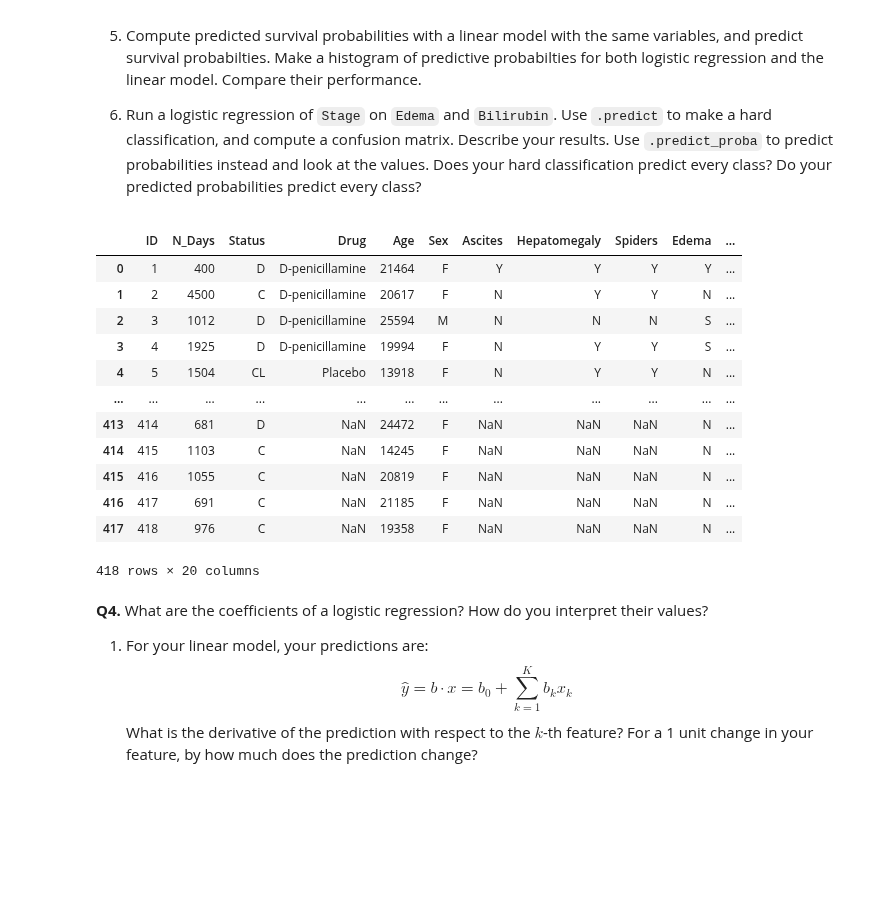
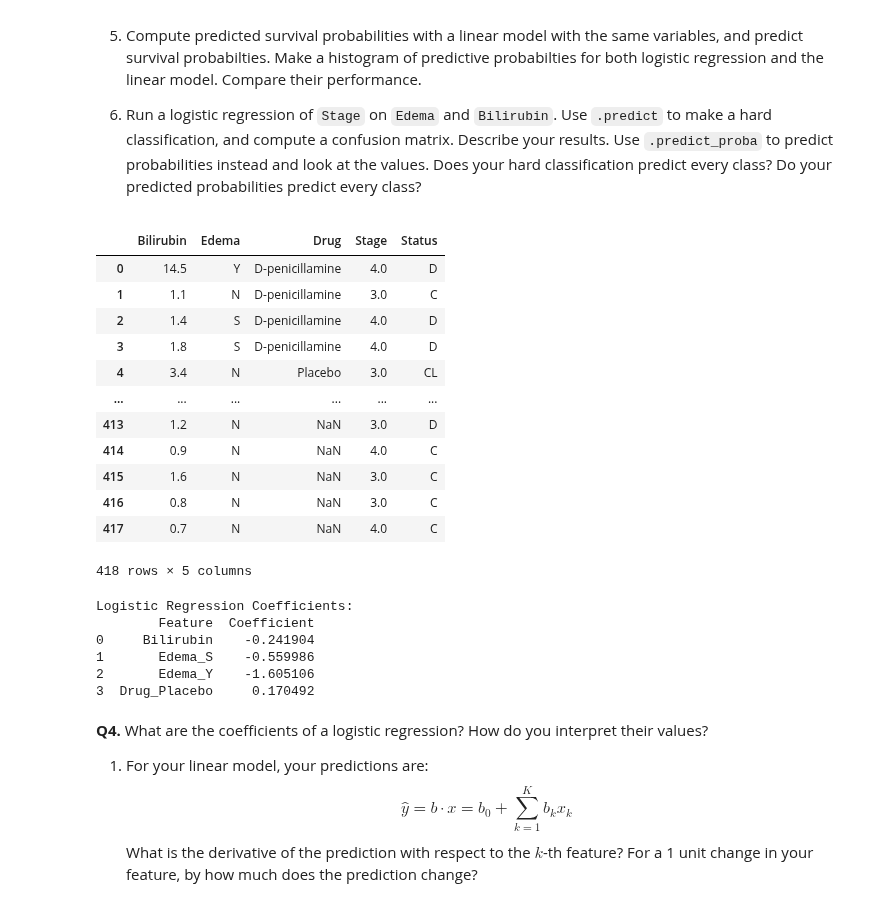
Before and after one commit to RexW999/undergrad_ml_assignments, a Jupyter notebook: 05_assignment_glm.ipynb, the cells around one changed output. Saved outputs shown, nothing was run; the diff lists cells and outputs as text; code cells hidden in the pictures; blank space fills up the shorter version.

```diff
--- a/05_assignment_glm.ipynb
+++ b/05_assignment_glm.ipynb
@@ -213,21 +213,47 @@ The relevant data are:
 6. Run a logistic regression of `Stage` on `Edema` and `Bilirubin`. Use `.predict` to make a hard classification, and compute a confusion matrix. Describe your results. Use `.predict_proba` to predict probabilities instead and look at the values. Does your hard classification predict every class? Do your predicted probabilities predict every class?
 # %%
 cirrhosis_df = pd.read_csv('data/cirrhosis.csv')
+cirrhosis_df = cirrhosis_df[['Bilirubin', 'Edema', 'Drug', 'Stage', 'Status']]
 cirrhosis_df
 # %% [output]
-|  | ID | N_Days | Status | Drug | Age | Sex | Ascites | Hepatomegaly | Spiders | Edema | ... |
-| 0 | 1 | 400 | D | D-penicillamine | 21464 | F | Y | Y | Y | Y | ... |
-| 1 | 2 | 4500 | C | D-penicillamine | 20617 | F | N | Y | Y | N | ... |
-| 2 | 3 | 1012 | D | D-penicillamine | 25594 | M | N | N | N | S | ... |
-| 3 | 4 | 1925 | D | D-penicillamine | 19994 | F | N | Y | Y | S | ... |
-| 4 | 5 | 1504 | CL | Placebo | 13918 | F | N | Y | Y | N | ... |
-| ... | ... | ... | ... | ... | ... | ... | ... | ... | ... | ... | ... |
-| 413 | 414 | 681 | D | NaN | 24472 | F | NaN | NaN | NaN | N | ... |
-| 414 | 415 | 1103 | C | NaN | 14245 | F | NaN | NaN | NaN | N | ... |
-| 415 | 416 | 1055 | C | NaN | 20819 | F | NaN | NaN | NaN | N | ... |
-| 416 | 417 | 691 | C | NaN | 21185 | F | NaN | NaN | NaN | N | ... |
-| 417 | 418 | 976 | C | NaN | 19358 | F | NaN | NaN | NaN | N | ... |
+|  | Bilirubin | Edema | Drug | Stage | Status |
+| 0 | 14.5 | Y | D-penicillamine | 4.0 | D |
+| 1 | 1.1 | N | D-penicillamine | 3.0 | C |
+| 2 | 1.4 | S | D-penicillamine | 4.0 | D |
+| 3 | 1.8 | S | D-penicillamine | 4.0 | D |
+| 4 | 3.4 | N | Placebo | 3.0 | CL |
+| ... | ... | ... | ... | ... | ... |
+| 413 | 1.2 | N | NaN | 3.0 | D |
+| 414 | 0.9 | N | NaN | 4.0 | C |
+| 415 | 1.6 | N | NaN | 3.0 | C |
+| 416 | 0.8 | N | NaN | 3.0 | C |
+| 417 | 0.7 | N | NaN | 4.0 | C |
-418 rows × 20 columns
+418 rows × 5 columns
+# %%
+x = cirrhosis_df[['Bilirubin', 'Edema', 'Drug']]
+y = ((cirrhosis_df['Status'] == 'C') | (cirrhosis_df['Status'] == 'CL')).astype(int)
+
+x = pd.get_dummies(x, columns=['Edema', 'Drug'], drop_first=True)
+
+x_train, x_test, y_train, y_test = train_test_split(x, y, test_size=0.2, random_state=42)
+
+model = LogisticRegression(max_iter=1000)
+model.fit(x_train, y_train)
+
+
+model_coef = pd.DataFrame({
+    'Feature': x.columns,
+    'Coefficient': model.coef_[0]
+})
+print("Logistic Regression Coefficients:")
+print(model_coef)
+# %% [output]
+Logistic Regression Coefficients:
+        Feature  Coefficient
+0     Bilirubin    -0.241904
+1       Edema_S    -0.559986
+2       Edema_Y    -1.605106
+3  Drug_Placebo     0.170492
 # %% [markdown]
 **Q4.** What are the coefficients of a logistic regression? How do you interpret their values?
 
```
